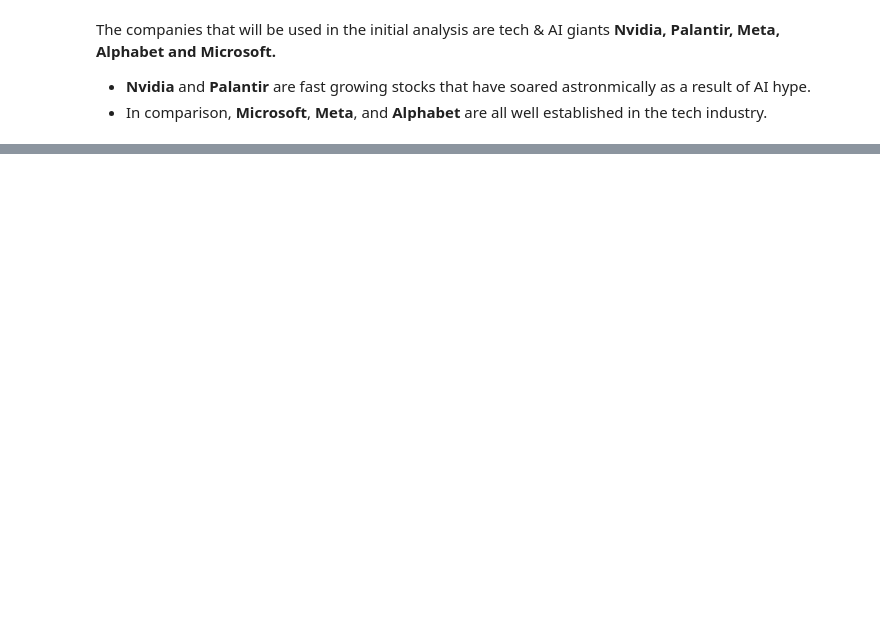
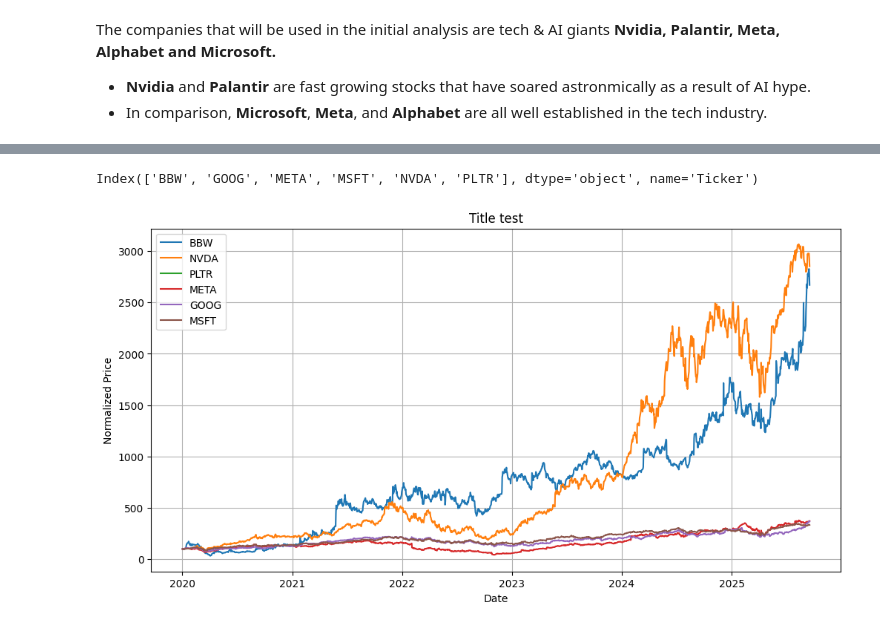
Before and after one commit to CaseyTomchuk/Build-a-Bear-vs-Tech-Companies, a Jupyter notebook: bears_vs_market.ipynb, the cells around one changed output, grey strips where cells are left out. Saved outputs shown, nothing was run; the diff lists cells and outputs as text; code cells hidden in the pictures; blank space fills up the shorter version.

Commit message:
normalized representation

```diff
--- a/bears_vs_market.ipynb
+++ b/bears_vs_market.ipynb
@@ -18,8 +18,9 @@ The companies that will be used in the initial analysis are tech & AI giants **N
 # %%
 tickers = ['BBW', 'NVDA', 'PLTR', 'META', 'GOOG', 'MSFT']
 
-# 5 years of stock data for each ticker
-stock_data = yf.download(tickers, start= "2020-01-01", end = None)
-stock_data.head() # previewing data for testing
+# 5 years of closing data for each ticker
+stock_data = yf.download(tickers, start= "2020-01-01", end = None)["Close"]
+
+#stock_data.head()  previewing data for testing
 # %% [output]
 [*********************100%***********************]  6 of 6 completed
@@ -34,0 +32,20 @@ stock_data.head() # previewing data for testing
+# %%
+normalized_data = stock_data / stock_data.iloc[0] * 100
+# Divides every price by the stocks starting price, then sets starting point to 100.
+# a $5 stock doubling to $10 is presented the same as a $100 stock doubling to $200.
+
+plt.figure(figsize=(12,6))
+for ticker in tickers:
+   plt.plot(normalized_data[ticker], label = ticker)
+
+print(stock_data.columns)
+
+plt.title("Title test")
+plt.xlabel("Date")
+plt.ylabel("Normalized Price")
+plt.legend()
+plt.grid(True)
+plt.show()
+# %% [output]
+Index(['BBW', 'GOOG', 'META', 'MSFT', 'NVDA', 'PLTR'], dtype='object', name='Ticker')
+[figure, added]
```
Also changed, not shown: parts of 3 cells of this notebook.
